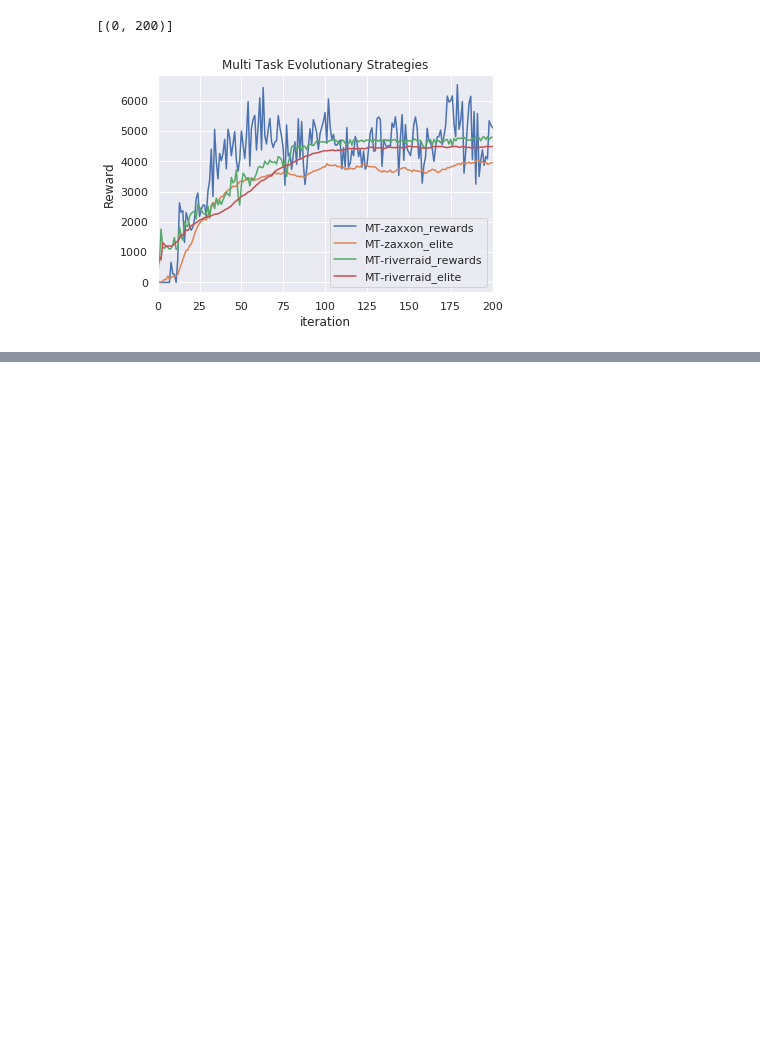
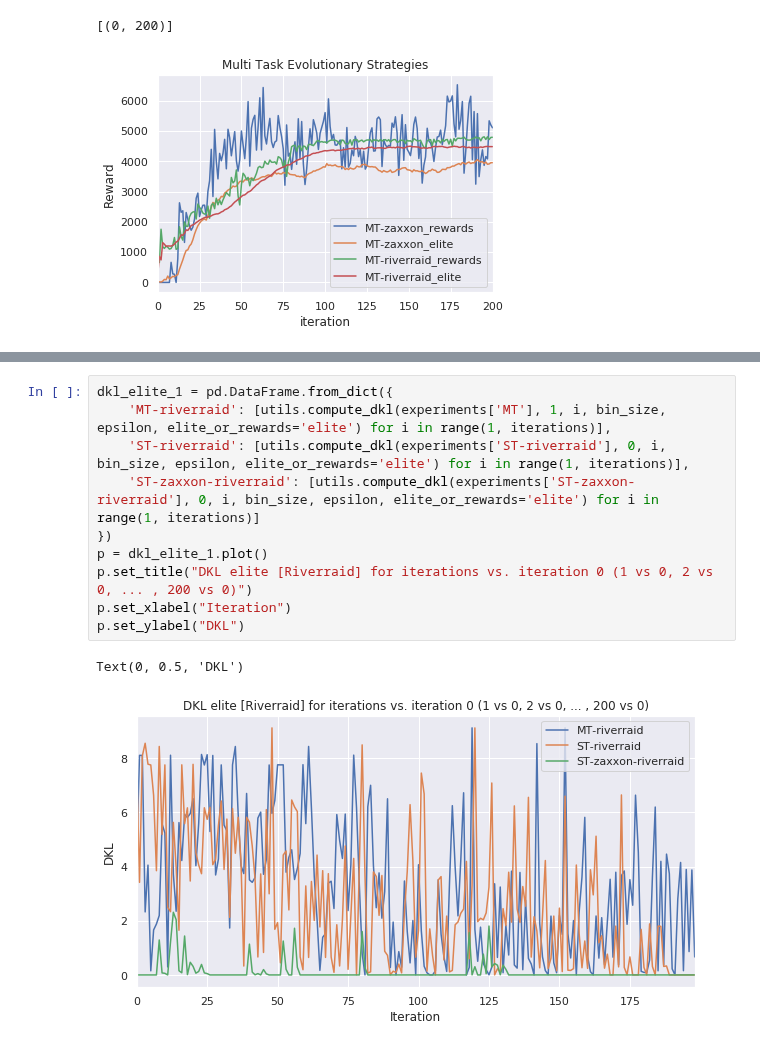
Before and after one commit to deyandyankov/research.mtne, a Jupyter notebook: gpu_implementation/analysis/all_plots.ipynb, the cells around one changed output, grey strips where cells are left out. Drawn from its saved outputs; the diff is of its cells as text; blank space fills up the shorter version.

```diff
--- a/gpu_implementation/analysis/all_plots.ipynb
+++ b/gpu_implementation/analysis/all_plots.ipynb
@@ -128,0 +161,13 @@ Text(0, 0.5, 'DKL')
+# %%
+dkl_elite_1 = pd.DataFrame.from_dict({
+    'MT-riverraid': [utils.compute_dkl(experiments['MT'], 1, i, bin_size, epsilon, elite_or_rewards='elite') for i in range(1, iterations)],
+    'ST-riverraid': [utils.compute_dkl(experiments['ST-riverraid'], 0, i, bin_size, epsilon, elite_or_rewards='elite') for i in range(1, iterations)],
+    'ST-zaxxon-riverraid': [utils.compute_dkl(experiments['ST-zaxxon-riverraid'], 0, i, bin_size, epsilon, elite_or_rewards='elite') for i in range(1, iterations)]
+})
+p = dkl_elite_1.plot()
+p.set_title("DKL elite [Riverraid] for iterations vs. iteration 0 (1 vs 0, 2 vs 0, ... , 200 vs 0)")
+p.set_xlabel("Iteration")
+p.set_ylabel("DKL")
+# %% [output]
+Text(0, 0.5, 'DKL')
+[figure, added]
```
Also changed, not shown: parts of 9 cells of this notebook.
